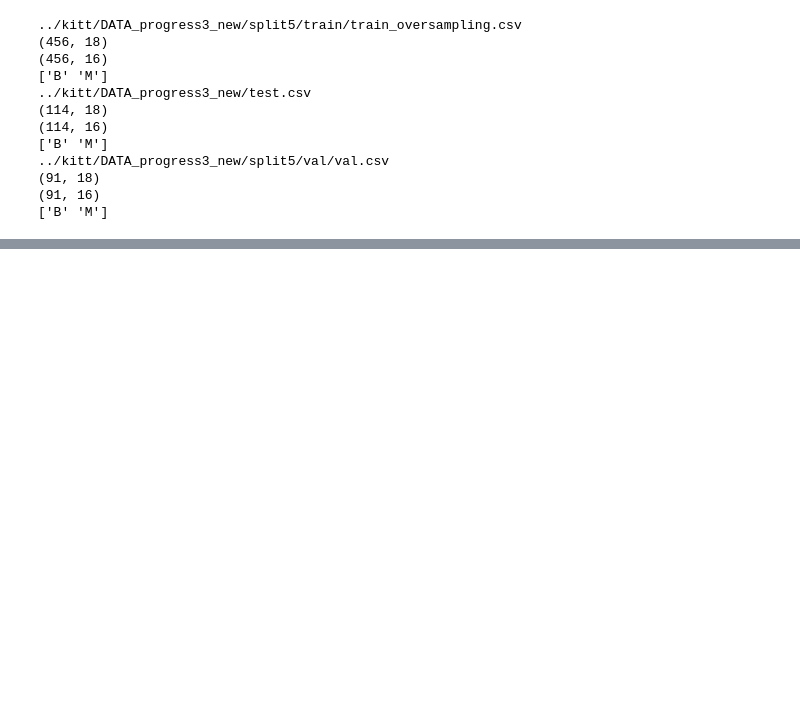
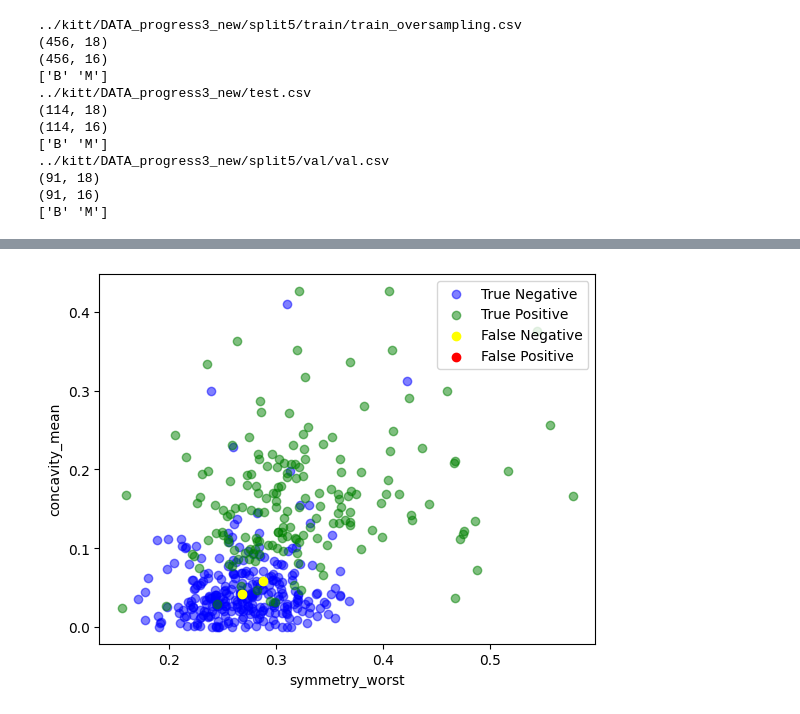
Before and after one commit to 6410615139/Project_Cancer, a Jupyter notebook: logisticregression/lr.ipynb, the cells around one changed output, grey strips where cells are left out. Saved outputs shown, nothing was run; the diff lists cells and outputs as text; code cells hidden in the pictures; blank space fills up the shorter version.

```diff
--- a/logisticregression/lr.ipynb
+++ b/logisticregression/lr.ipynb
@@ -901,0 +731,44 @@ AUC test: 99.67%
+# %%
+test_path = "../kitt/DATA_progress3_new/test.csv"
+test_data = pd.read_csv(test_path)
+train_path = "../kitt/DATA_progress3_new/train.csv"
+train_data = pd.read_csv(train_path)
+
+# false negative : truth=M predicted=B
+
+# col = ['texture_mean', 'area_mean', 'smoothness_mean',
+#    'concavity_mean', 'symmetry_mean', 'fractal_dimension_mean',
+#    'texture_se', 'area_se', 'smoothness_se', 'concavity_se', 'symmetry_se',
+#    'fractal_dimension_se', 'smoothness_worst', 'concavity_worst',
+#    'symmetry_worst', 'fractal_dimension_worst']
+
+x_col = 'symmetry_worst'
+y_col = 'concavity_mean'
+
+fn = [94, 110]
+fp = []
+
+# Get the false predictions data from the original data using the indices of false predictions
+fn = test_data.iloc[fn]
+fp = test_data.iloc[fp]
+
+# Get the true predictions data from the original data using the indices of true predictions
+benign_data = train_data[train_data["diagnosis"] == 'B']
+malignant_data= train_data[train_data["diagnosis"] == 'M']
+
+
+# Create the scatter plot with false predictions data as red dots and true predictions data as blue dots
+plt.scatter(benign_data[x_col], benign_data[y_col], color='blue', label='True Negative', alpha=0.5)
+plt.scatter(malignant_data[x_col], malignant_data[y_col], color='green', label='True Positive', alpha=0.5)
+plt.scatter(fn[x_col], fn[y_col], color='yellow', label='False Negative')
+plt.scatter(fp[x_col], fp[y_col], color='red', label='False Positive')
+
+# Add legend and labels
+plt.legend()
+plt.xlabel(x_col)
+plt.ylabel(y_col)
+
+# Show the plot
+plt.show()
+# %% [output]
+[figure, added]
```
Also changed, not shown: parts of 9 cells of this notebook, 3 other files.
